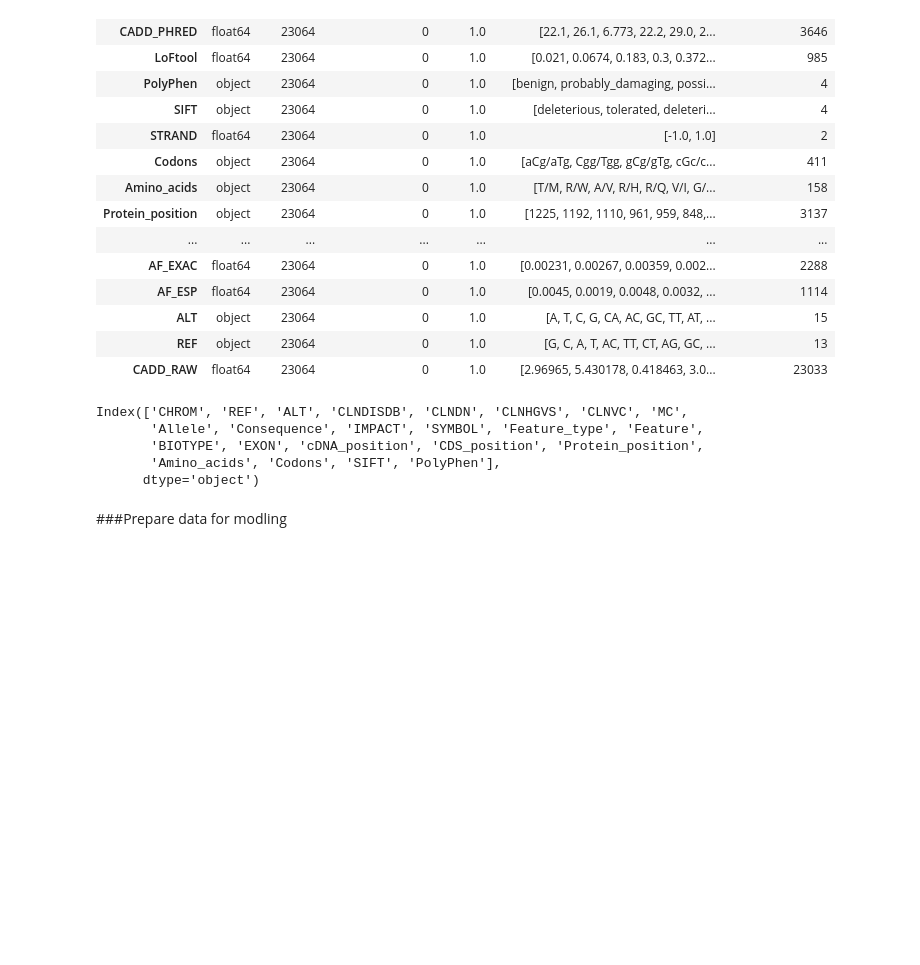
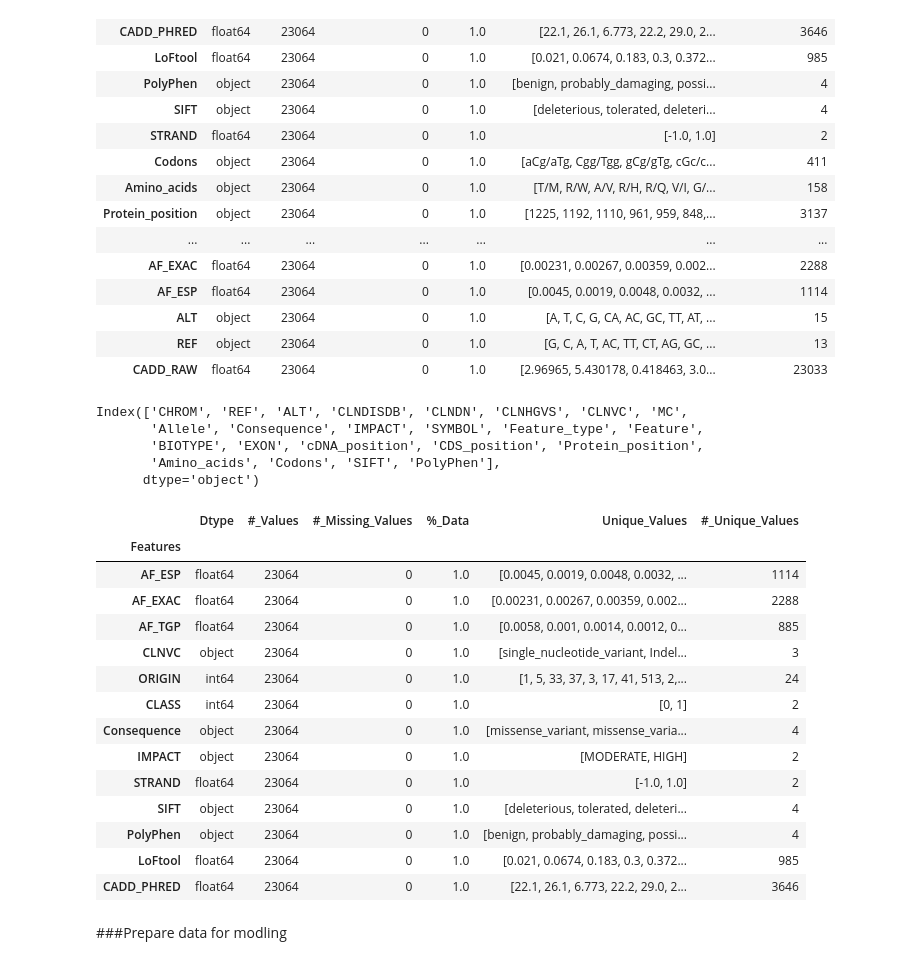
Before and after one commit to laffertybrian/W_William_Project_001, a Jupyter notebook: Genetic_Variant_Classification.ipynb, the cells around one changed output. Cells and saved outputs as stored; diff of their text form; code cells hidden in the pictures; blank space fills up the shorter version.

```diff
--- a/Genetic_Variant_Classification.ipynb
+++ b/Genetic_Variant_Classification.ipynb
@@ -211,3 +240,22 @@ df_poly.drop(columns = poly_cat_cols_to_drop, inplace = True)
+# %%
+mikes_summary = dataframe_statistics(mikes)
+mikes_summary
+# %% [output]
+|  | Dtype | #_Values | #_Missing_Values | %_Data | Unique_Values | #_Unique_Values |
+| Features |  |  |  |  |  |  |
+| AF_ESP | float64 | 23064 | 0 | 1.0 | [0.0045, 0.0019, 0.0048, 0.0032, ... | 1114 |
+| AF_EXAC | float64 | 23064 | 0 | 1.0 | [0.00231, 0.00267, 0.00359, 0.002... | 2288 |
+| AF_TGP | float64 | 23064 | 0 | 1.0 | [0.0058, 0.001, 0.0014, 0.0012, 0... | 885 |
+| CLNVC | object | 23064 | 0 | 1.0 | [single_nucleotide_variant, Indel... | 3 |
+| ORIGIN | int64 | 23064 | 0 | 1.0 | [1, 5, 33, 37, 3, 17, 41, 513, 2,... | 24 |
+| CLASS | int64 | 23064 | 0 | 1.0 | [0, 1] | 2 |
+| Consequence | object | 23064 | 0 | 1.0 | [missense_variant, missense_varia... | 4 |
+| IMPACT | object | 23064 | 0 | 1.0 | [MODERATE, HIGH] | 2 |
+| STRAND | float64 | 23064 | 0 | 1.0 | [-1.0, 1.0] | 2 |
+| SIFT | object | 23064 | 0 | 1.0 | [deleterious, tolerated, deleteri... | 4 |
+| PolyPhen | object | 23064 | 0 | 1.0 | [benign, probably_damaging, possi... | 4 |
+| LoFtool | float64 | 23064 | 0 | 1.0 | [0.021, 0.0674, 0.183, 0.3, 0.372... | 985 |
+| CADD_PHRED | float64 | 23064 | 0 | 1.0 | [22.1, 26.1, 6.773, 22.2, 29.0, 2... | 3646 |
 # %%
 #df.drop(df[df['Codons'].isna()].index, inplace=True)
 #df.drop(df[df['CADD_RAW'].isna()].index, inplace=True)
```
Also changed, not shown: parts of 20 cells of this notebook.
